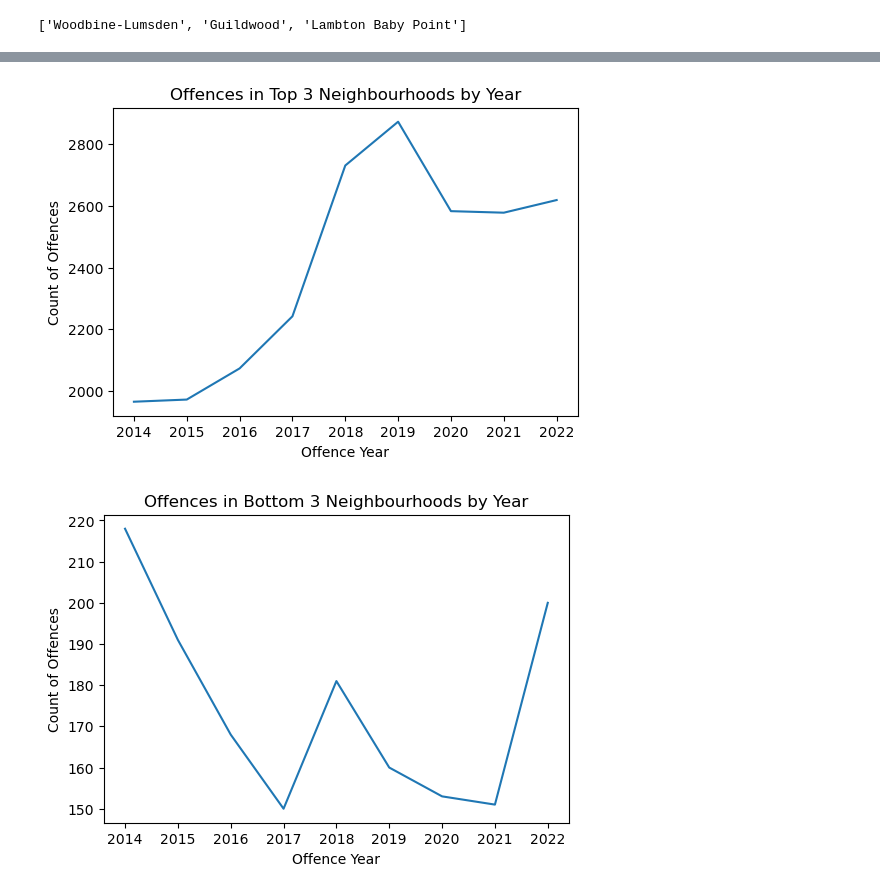
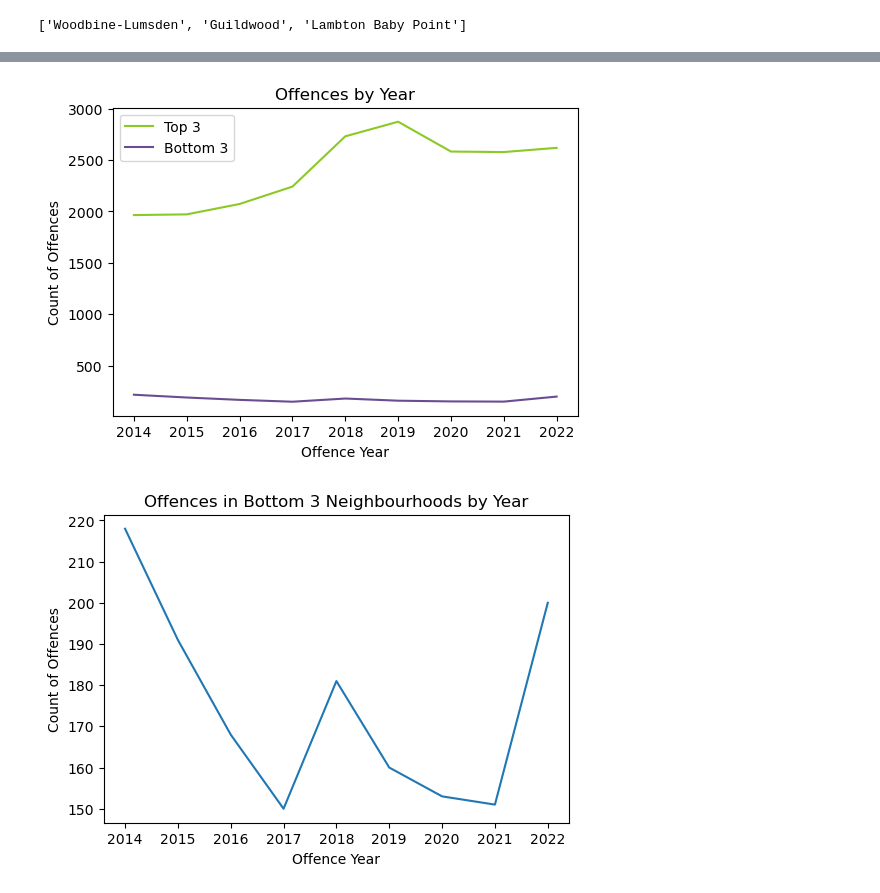
Before and after one commit to fannysigouin/project1, a Jupyter notebook: question_3/q3_all_years.ipynb, the cells around one changed output, grey strips where cells are left out. Saved outputs shown, nothing was run; the diff lists cells and outputs as text; code cells hidden in the pictures.

```diff
--- a/question_3/q3_all_years.ipynb
+++ b/question_3/q3_all_years.ipynb
@@ -454,19 +488,30 @@ reduced_mci_2014_onwards.head()
 # %%
 #Reduce to top 3 neighbourhoods
 top_3_df = reduced_mci_2014_onwards.loc[(reduced_mci_2014_onwards['NEIGHBOURHOOD_158'] == 'West Humber-Clairville') |
                                         (reduced_mci_2014_onwards['NEIGHBOURHOOD_158'] == 'Moss Park') |
                                         (reduced_mci_2014_onwards['NEIGHBOURHOOD_158'] == 'Downtown Yonge East')]
 #Group by year
 top_3_year = top_3_df.groupby('OCC_YEAR')['EVENT_UNIQUE_ID'].size()
-#Plot total offences by year for the top 3 neighbourhoods combined
+
+#Reduce to bottom 3 neighbourhoods
+bottom_3_df = reduced_mci_2014_onwards.loc[(reduced_mci_2014_onwards['NEIGHBOURHOOD_158'] == 'Woodbine-Lumsden') |
+                                        (reduced_mci_2014_onwards['NEIGHBOURHOOD_158'] == 'Guildwood') |
+                                        (reduced_mci_2014_onwards['NEIGHBOURHOOD_158'] == 'Lambton Baby Point')]
+#Group by year
+bottom_3_year = bottom_3_df.groupby('OCC_YEAR')['EVENT_UNIQUE_ID'].size()
+
+#Plot total offences by year for the top 3 neighbourhoods combined and the bottom 3 neighbourhoods combined in one figure
 plt.figure(figsize = (6, 4))
-top_3_year.plot(kind = 'line')
-plt.title('Offences in Top 3 Neighbourhoods by Year')
+top_3_year.plot(kind = 'line', color = ['#8AC926'], label = 'Top 3')
+bottom_3_year.plot(kind = 'line', color = ['#6A4C93'], label = 'Bottom 3')
+plt.title('Offences by Year')
 plt.ylabel('Count of Offences')
 plt.xlabel('Offence Year')
+plt.legend(loc = 'best')
+plt.savefig('../../Project 1 Output/top_bottom_year.png')
 plt.show()
 # %% [output]
-[figure, old version]
+[figure, new version]
 # %%
 #Reduce to bottom 3 neighbourhoods
 bottom_3_df = reduced_mci_2014_onwards.loc[(reduced_mci_2014_onwards['NEIGHBOURHOOD_158'] == 'Woodbine-Lumsden') |
```
Also changed, not shown: parts of 17 cells of this notebook.
